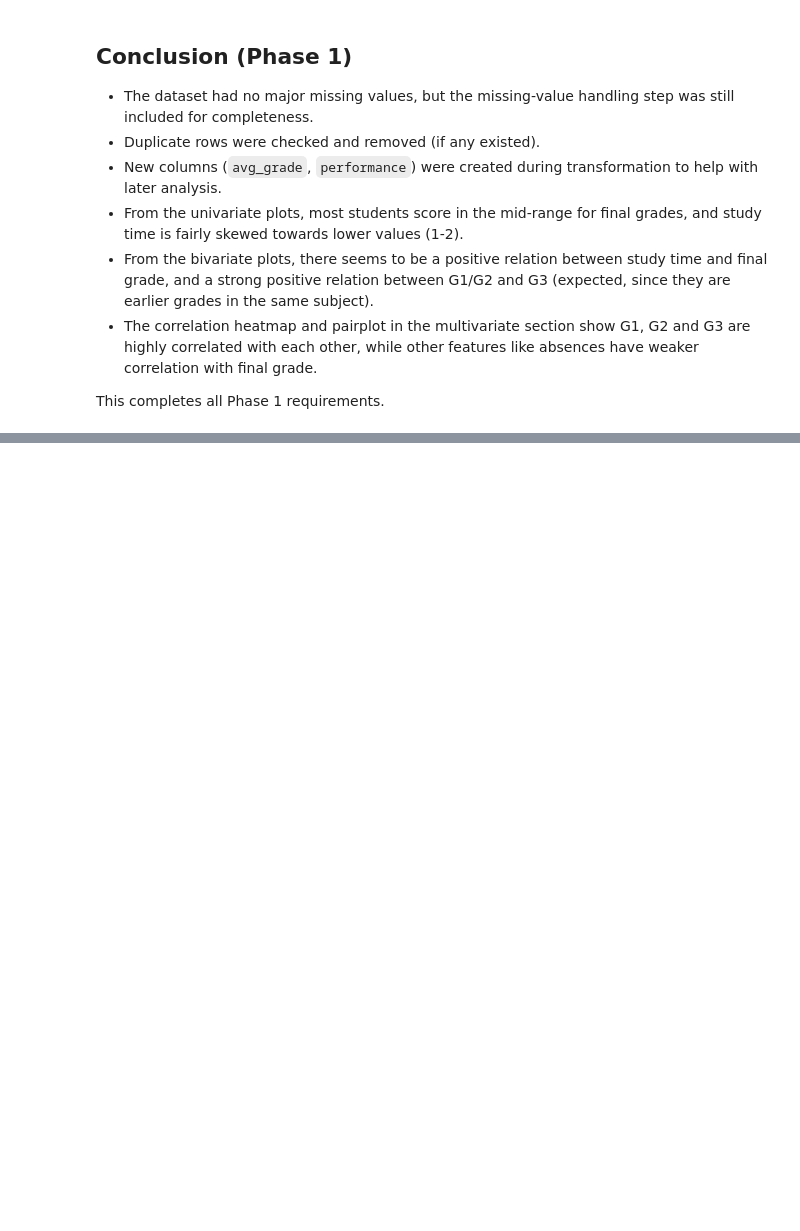
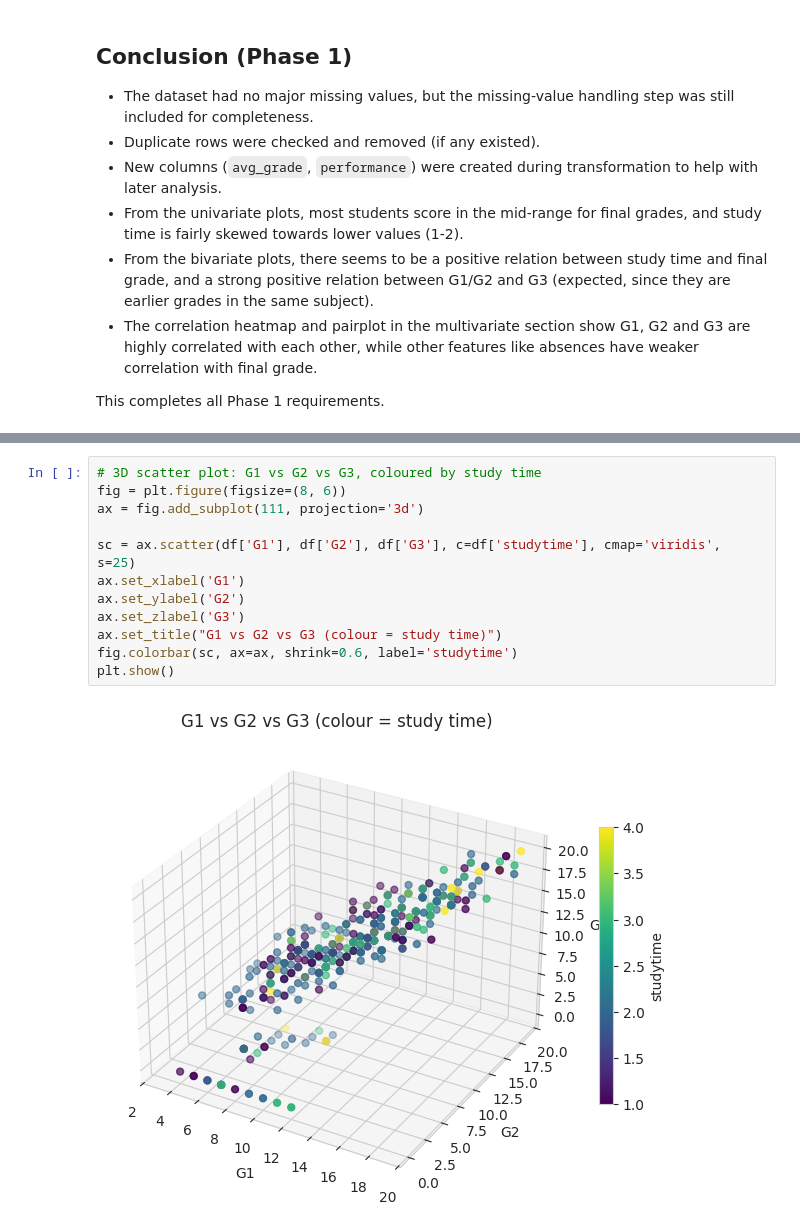
Before and after one commit to amoghsharma6996/AmoghKumarSharma23BDS0063, a Jupyter notebook: EDA_Phase1_Amogh.ipynb, the cells around one changed output, grey strips where cells are left out. Cells and saved outputs as stored; diff of their text form; blank space fills up the shorter version.

```diff
--- a/EDA_Phase1_Amogh.ipynb
+++ b/EDA_Phase1_Amogh.ipynb
@@ -391,0 +550,14 @@ This completes all Phase 1 requirements.
+# %%
+# 3D scatter plot: G1 vs G2 vs G3, coloured by study time
+fig = plt.figure(figsize=(8, 6))
+ax = fig.add_subplot(111, projection='3d')
+
+sc = ax.scatter(df['G1'], df['G2'], df['G3'], c=df['studytime'], cmap='viridis', s=25)
+ax.set_xlabel('G1')
+ax.set_ylabel('G2')
+ax.set_zlabel('G3')
+ax.set_title("G1 vs G2 vs G3 (colour = study time)")
+fig.colorbar(sc, ax=ax, shrink=0.6, label='studytime')
+plt.show()
+# %% [output]
+[figure, added]
```
Also changed, not shown: parts of 32 cells of this notebook.
